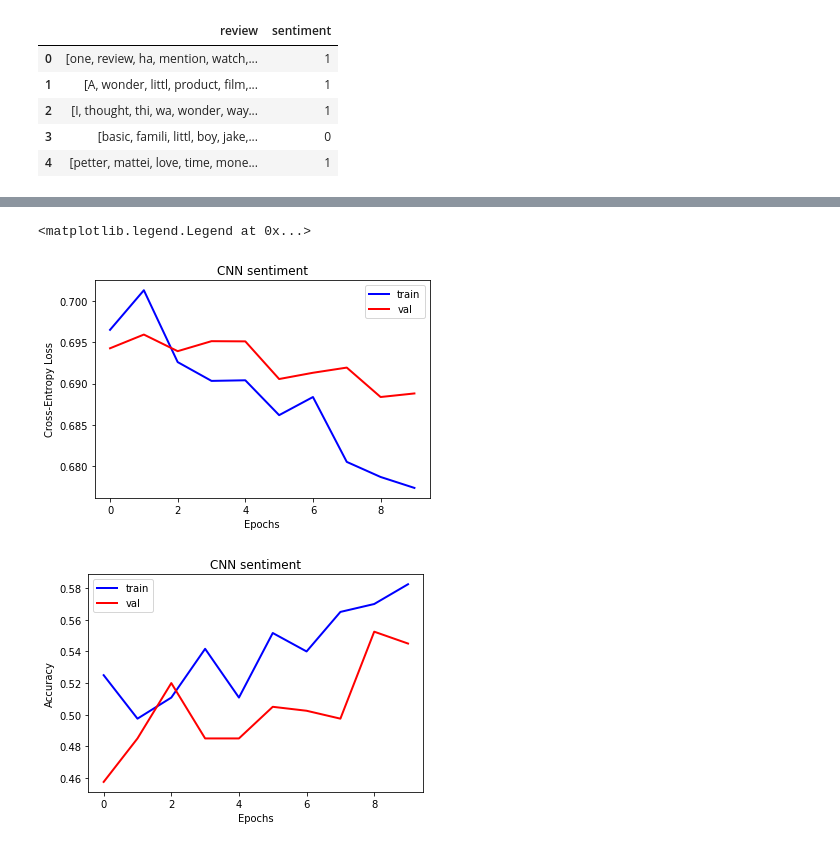
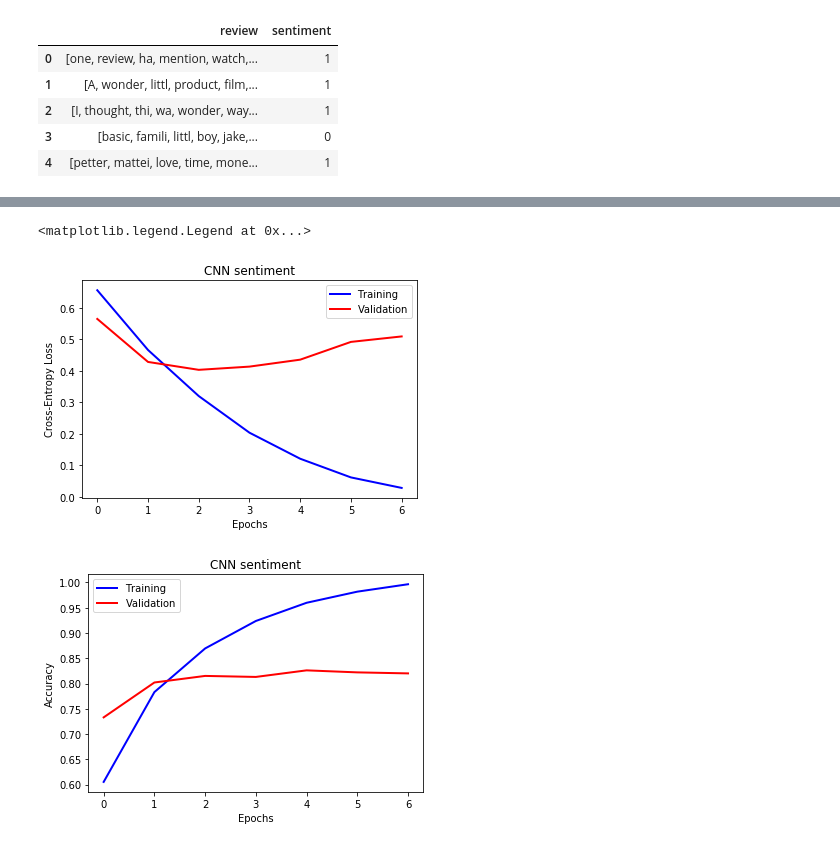
Before and after one commit to okabamac/Sentiment-Analysis-with-IMDB-dataset, a Jupyter notebook: eda.ipynb, the cells around one changed output, grey strips where cells are left out. Drawn from its saved outputs; the diff is of its cells as text; code cells hidden in the pictures.

```diff
--- a/eda.ipynb
+++ b/eda.ipynb
@@ -359,0 +325,34 @@ _________________________________________________________________
+# %%
+from keras.preprocessing.text import Tokenizer
+from keras.preprocessing import sequence
+from keras.models import Sequential
+from keras.layers import Dense, Dropout, Activation
+from keras.layers import Embedding
+from keras.layers import Conv1D, GlobalMaxPooling1D
+from keras.callbacks import EarlyStopping
+from keras.optimizers import Adam
+
+
+# set parameters:
+max_features = len(word_keyvec)
+maxlen = 100
+batch_size = 32
+embedding_dims = 100
+filters = 64
+kernel_size = 3
+hidden_dims = 250
+epochs = 20
+
+new_imdb_review = []
+for sent in imdb.review:
+    temp_sent = []
+    for word in sent[:maxlen]:
+            try:
+                temp_sent.append(word2index[word])
+            except KeyError:
+                      continue
+# Add the padding for each sentence. Here I am padding with 0
+    temp_sent += [0] * (maxlen - len(temp_sent))
+    new_imdb_review.append(temp_sent)
+
+new_imdb_review = np.array(new_imdb_review)
@@ -370,9 +432,10 @@ class TestCallback(Callback):
         loss, acc = self.model.evaluate(x, y, verbose=0)
         print('\nTesting loss: {}, acc: {}\n'.format(loss, acc))
 # %%
+
 hist = model.fit(x_train, y_train,
           batch_size=batch_size,
           epochs=epochs,
             validation_data=(x_val, y_val),
-                 callbacks=[TestCallback((x_test, y_test))])
+                 callbacks=[TestCallback((x_test, y_test)), EarlyStopping(monitor='val_loss', patience=4)])
 # %% [output]
@@ -396,26 +459,26 @@ Testing loss: 0.6851031064987183, acc: 0.5625
 # %%
 #generate plots
 plt.figure()
-plt.plot(hist.history['loss'], lw=2.0, color='b', label='train')
-plt.plot(hist.history['val_loss'], lw=2.0, color='r', label='val')
+plt.plot(hist.history['loss'], lw=2.0, color='b', label='Training')
+plt.plot(hist.history['val_loss'], lw=2.0, color='r', label='Validation')
 plt.title('CNN sentiment')
 plt.xlabel('Epochs')
 plt.ylabel('Cross-Entropy Loss')
 plt.legend(loc='upper right')
 # %% [output]
 <matplotlib.legend.Legend at 0x...>
-[figure, old version]
+[figure, new version]
 # %%
 plt.figure()
-plt.plot(hist.history['accuracy'], lw=2.0, color='b', label='train')
-plt.plot(hist.history['val_accuracy'], lw=2.0, color='r', label='val')
+plt.plot(hist.history['accuracy'], lw=2.0, color='b', label='Training')
+plt.plot(hist.history['val_accuracy'], lw=2.0, color='r', label='Validation')
 plt.title('CNN sentiment')
 plt.xlabel('Epochs')
 plt.ylabel('Accuracy')
 plt.legend(loc='upper left')
 plt.show()
 # %% [output]
-[figure, old version]
+[figure, new version]
 # %%
 from keras.layers import Dense , Input , LSTM , Embedding, Dropout , Activation, GRU, Flatten
 from keras.layers import Bidirectional, GlobalMaxPool1D
```
Also changed, not shown: parts of 11 cells of this notebook.
